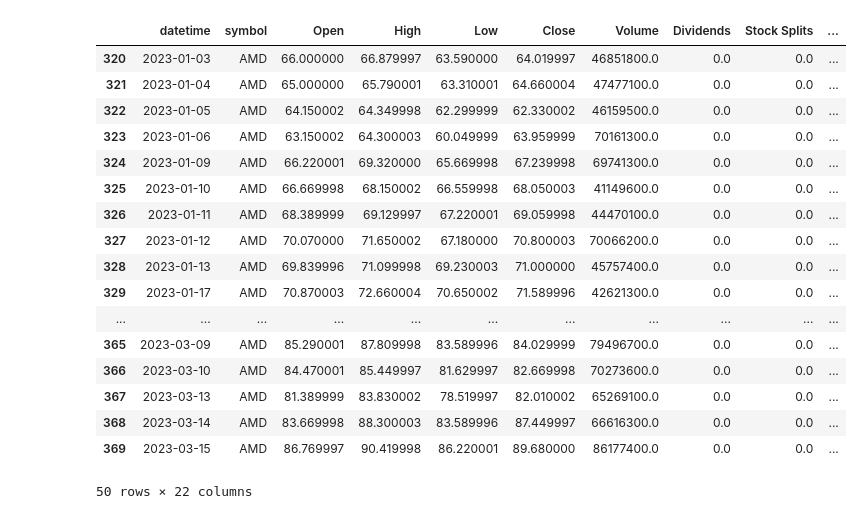
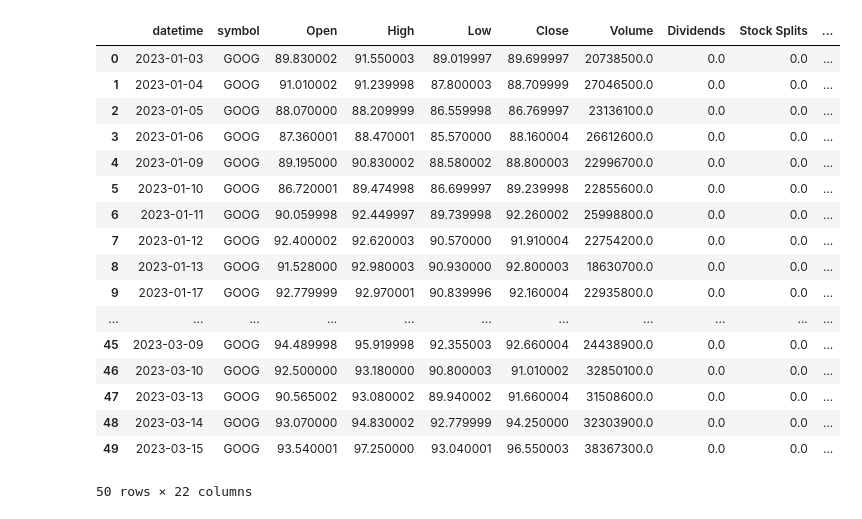
Before and after one commit to Surajshegukar/Risk-Controlled-Algorithmic-Trading-Using-Machine-Learning, a Jupyter notebook: notebooks/dataFetchAndPrepro.ipynb, the cells around one changed output. Cells and saved outputs as stored; diff of their text form; code cells hidden in the pictures.

```diff
--- a/notebooks/dataFetchAndPrepro.ipynb
+++ b/notebooks/dataFetchAndPrepro.ipynb
@@ -16,7 +16,7 @@ end_date = datetime.now().strftime('%Y-%m-%d')
 
 def grab_price_data(start_date,end_date):
     #tickers_list = ['JPM', 'COST', 'IBM', 'HD', 'ARWR']
-    tickers_list = ['GOOG','AMD','META']
+    tickers_list = ['GOOG','IBM']
 
 # Store multiple result sets.
 
@@ -256,49 +256,49 @@ def calculate_prediction():
     close_groups = close_groups.transform(lambda x : np.sign(x.diff()))
 
     # add the data to the main dataframe.
     price_data['Prediction'] = close_groups
 
     # for simplicity in later sections I'm going to make a change to our prediction column. To keep this as a binary classifier I'll change flat days and consider them up days.
     price_data.loc[price_data['Prediction'] == 0.0] = 1.0
 
     # print the head
     return price_data.head(50)
     # OPTIONAL CODE: Dump the data frame to a CSV file to examine the data yourself.
     # price_data.to_csv('final_metrics.csv')
 
 
 
 #-----------------------------
 
 calculate_price_change()
 calculate_price_change2()
 smoothed_df()
 
 calculate_RSI()
 calculate_Stoc_Osc()
 calculate_williams_R()
 calculate_MACD()
 calculate_price_rate_of_change()
 calculate_obv()
 calculate_prediction()
 # %% [output]
 |  | datetime | symbol | Open | High | Low | Close | Volume | Dividends | Stock Splits | ... |
-| 320 | 2023-01-03 | AMD | 66.000000 | 66.879997 | 63.590000 | 64.019997 | 46851800.0 | 0.0 | 0.0 | ... |
-| 321 | 2023-01-04 | AMD | 65.000000 | 65.790001 | 63.310001 | 64.660004 | 47477100.0 | 0.0 | 0.0 | ... |
-| 322 | 2023-01-05 | AMD | 64.150002 | 64.349998 | 62.299999 | 62.330002 | 46159500.0 | 0.0 | 0.0 | ... |
-| 323 | 2023-01-06 | AMD | 63.150002 | 64.300003 | 60.049999 | 63.959999 | 70161300.0 | 0.0 | 0.0 | ... |
-| 324 | 2023-01-09 | AMD | 66.220001 | 69.320000 | 65.669998 | 67.239998 | 69741300.0 | 0.0 | 0.0 | ... |
-| 325 | 2023-01-10 | AMD | 66.669998 | 68.150002 | 66.559998 | 68.050003 | 41149600.0 | 0.0 | 0.0 | ... |
-| 326 | 2023-01-11 | AMD | 68.389999 | 69.129997 | 67.220001 | 69.059998 | 44470100.0 | 0.0 | 0.0 | ... |
-| 327 | 2023-01-12 | AMD | 70.070000 | 71.650002 | 67.180000 | 70.800003 | 70066200.0 | 0.0 | 0.0 | ... |
-| 328 | 2023-01-13 | AMD | 69.839996 | 71.099998 | 69.230003 | 71.000000 | 45757400.0 | 0.0 | 0.0 | ... |
-| 329 | 2023-01-17 | AMD | 70.870003 | 72.660004 | 70.650002 | 71.589996 | 42621300.0 | 0.0 | 0.0 | ... |
+| 0 | 2023-01-03 | GOOG | 89.830002 | 91.550003 | 89.019997 | 89.699997 | 20738500.0 | 0.0 | 0.0 | ... |
+| 1 | 2023-01-04 | GOOG | 91.010002 | 91.239998 | 87.800003 | 88.709999 | 27046500.0 | 0.0 | 0.0 | ... |
+| 2 | 2023-01-05 | GOOG | 88.070000 | 88.209999 | 86.559998 | 86.769997 | 23136100.0 | 0.0 | 0.0 | ... |
+| 3 | 2023-01-06 | GOOG | 87.360001 | 88.470001 | 85.570000 | 88.160004 | 26612600.0 | 0.0 | 0.0 | ... |
+| 4 | 2023-01-09 | GOOG | 89.195000 | 90.830002 | 88.580002 | 88.800003 | 22996700.0 | 0.0 | 0.0 | ... |
+| 5 | 2023-01-10 | GOOG | 86.720001 | 89.474998 | 86.699997 | 89.239998 | 22855600.0 | 0.0 | 0.0 | ... |
+| 6 | 2023-01-11 | GOOG | 90.059998 | 92.449997 | 89.739998 | 92.260002 | 25998800.0 | 0.0 | 0.0 | ... |
+| 7 | 2023-01-12 | GOOG | 92.400002 | 92.620003 | 90.570000 | 91.910004 | 22754200.0 | 0.0 | 0.0 | ... |
+| 8 | 2023-01-13 | GOOG | 91.528000 | 92.980003 | 90.930000 | 92.800003 | 18630700.0 | 0.0 | 0.0 | ... |
+| 9 | 2023-01-17 | GOOG | 92.779999 | 92.970001 | 90.839996 | 92.160004 | 22935800.0 | 0.0 | 0.0 | ... |
 | ... | ... | ... | ... | ... | ... | ... | ... | ... | ... | ... |
-| 365 | 2023-03-09 | AMD | 85.290001 | 87.809998 | 83.589996 | 84.029999 | 79496700.0 | 0.0 | 0.0 | ... |
-| 366 | 2023-03-10 | AMD | 84.470001 | 85.449997 | 81.629997 | 82.669998 | 70273600.0 | 0.0 | 0.0 | ... |
-| 367 | 2023-03-13 | AMD | 81.389999 | 83.830002 | 78.519997 | 82.010002 | 65269100.0 | 0.0 | 0.0 | ... |
-| 368 | 2023-03-14 | AMD | 83.669998 | 88.300003 | 83.589996 | 87.449997 | 66616300.0 | 0.0 | 0.0 | ... |
-| 369 | 2023-03-15 | AMD | 86.769997 | 90.419998 | 86.220001 | 89.680000 | 86177400.0 | 0.0 | 0.0 | ... |
+| 45 | 2023-03-09 | GOOG | 94.489998 | 95.919998 | 92.355003 | 92.660004 | 24438900.0 | 0.0 | 0.0 | ... |
+| 46 | 2023-03-10 | GOOG | 92.500000 | 93.180000 | 90.800003 | 91.010002 | 32850100.0 | 0.0 | 0.0 | ... |
+| 47 | 2023-03-13 | GOOG | 90.565002 | 93.080002 | 89.940002 | 91.660004 | 31508600.0 | 0.0 | 0.0 | ... |
+| 48 | 2023-03-14 | GOOG | 93.070000 | 94.830002 | 92.779999 | 94.250000 | 32303900.0 | 0.0 | 0.0 | ... |
+| 49 | 2023-03-15 | GOOG | 93.540001 | 97.250000 | 93.040001 | 96.550003 | 38367300.0 | 0.0 | 0.0 | ... |
 50 rows × 22 columns
 # %%
 print('Before NaN Drop we have {} rows and {} columns'.format(price_data.shape[0], price_data.shape[1]))
```
Also changed, not shown: parts of 1 cell of this notebook, 6 other files.
